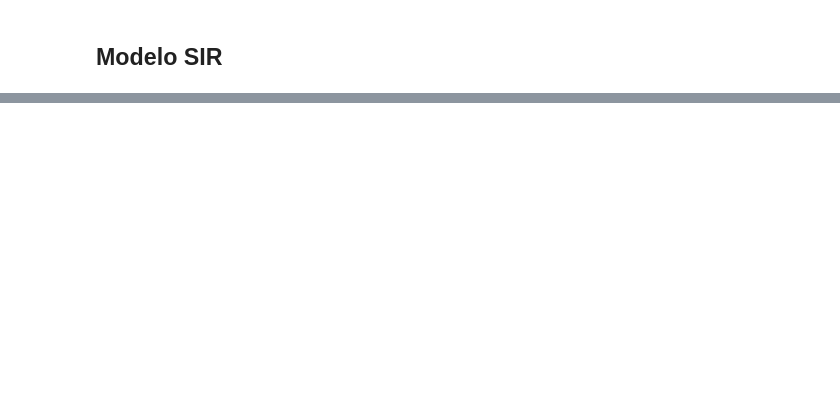
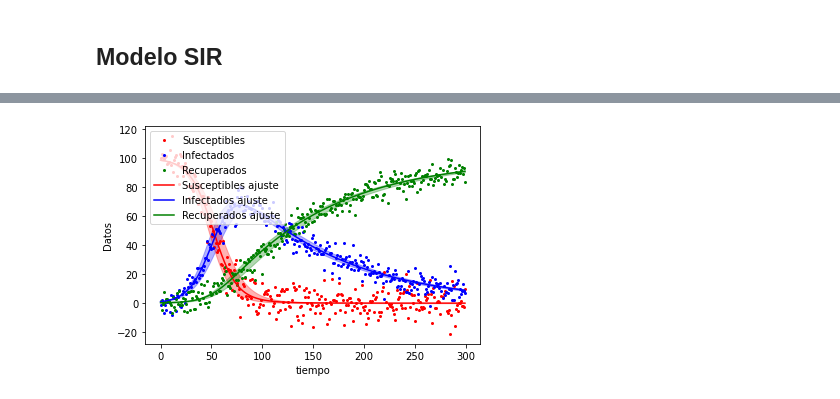
Before and after one commit to Mapachana/TFG, a Jupyter notebook: codigo/ajuste_parametros/Modelos_Discretos.ipynb, the cells around one changed output, grey strips where cells are left out. Drawn from its saved outputs; the diff is of its cells as text; code cells hidden in the pictures; blank space fills up the shorter version.

```diff
--- a/codigo/ajuste_parametros/Modelos_Discretos.ipynb
+++ b/codigo/ajuste_parametros/Modelos_Discretos.ipynb
@@ -185,0 +171,16 @@ plt.show()
+# %%
+# escribo csv
+
+f = open("datos_SIR.csv", "w")
+
+formato = "S,I,R\n"
+f.write(formato)
+
+for i in range (0, len(S)):
+    aux = str(S[i]) + "," + str(I[i]) + "," + str(R[i]) + "\n"
+    f.write(aux)
+
+f.close()
+
+# leo csv con pandas
+df = pd.read_csv ('datos_SIR.csv')
@@ -185,0 +224,35 @@ plt.show()
+# %%
+S_ruido = N - I_ruido - R_ruido
+
+soluciones = solucion_SIR(tiempo, popt[0], popt[1], popt[2], popt[3])
+I_ajuste, R_ajuste = soluciones[:secciones], soluciones[secciones:]
+
+S_ajuste = N-I_ajuste-R_ajuste
+
+# intervalo de 67% de confianza en ese parametro porque sumo perr, si sumo 2perr 0.95 y si sumo 3perr 99
+solucion_error_sup = solucion_SIR(tiempo, popt[0]+3*perr[0], popt[1], popt[2], popt[3])
+solucion_error_inf = solucion_SIR(tiempo, popt[0]-3*perr[0], popt[1], popt[2], popt[3])
+I_sup, R_sup = solucion_error_sup[:secciones], solucion_error_sup[secciones:]
+I_inf, R_inf = solucion_error_inf[:secciones], solucion_error_inf[secciones:]
+
+S_sup = N-I_inf-R_inf
+S_inf = N-I_sup-R_sup
+
+plt.figure()
+plt.plot(tiempo, S_ruido, color="red", marker='o', markersize=2.0, linestyle='', label="Susceptibles")
+plt.plot(tiempo, I_ruido, color="blue", marker='o', markersize=2.0, linestyle='', label="Infectados")
+plt.plot(tiempo, R_ruido, color="green", marker='o', markersize=2.0, linestyle='', label="Recuperados")
+plt.plot(tiempo, S_ajuste, color="red", marker='', markersize=4.0, linestyle='-', label="Susceptibles ajuste")
+plt.plot(tiempo, I_ajuste, color="blue", marker="", markersize=4.0, linestyle="-", label="Infectados ajuste")
+plt.plot(tiempo, R_ajuste, color="green", marker="", markersize=4.0, linestyle="-", label="Recuperados ajuste")
+plt.fill_between(tiempo, I_sup, I_inf, color="blue", alpha=0.3)
+plt.fill_between(tiempo, S_sup, S_inf, color="red", alpha=0.3)
+plt.fill_between(tiempo, R_sup, R_inf, color="green", alpha=0.3)
+plt.legend(loc="best")
+plt.xlabel("tiempo")
+plt.ylabel("Datos")
+#plt.savefig("graficaSI.eps", format="eps")
+#plt.savefig("graficaSI.jpeg", format="jpeg")
+plt.show()
+# %% [output]
+[figure, added]
```
Also changed, not shown: parts of 10 cells of this notebook, 1 other file.
